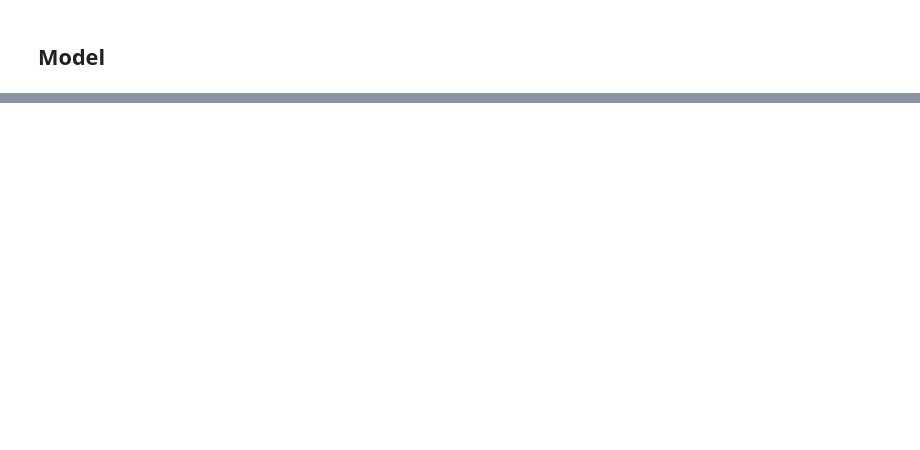
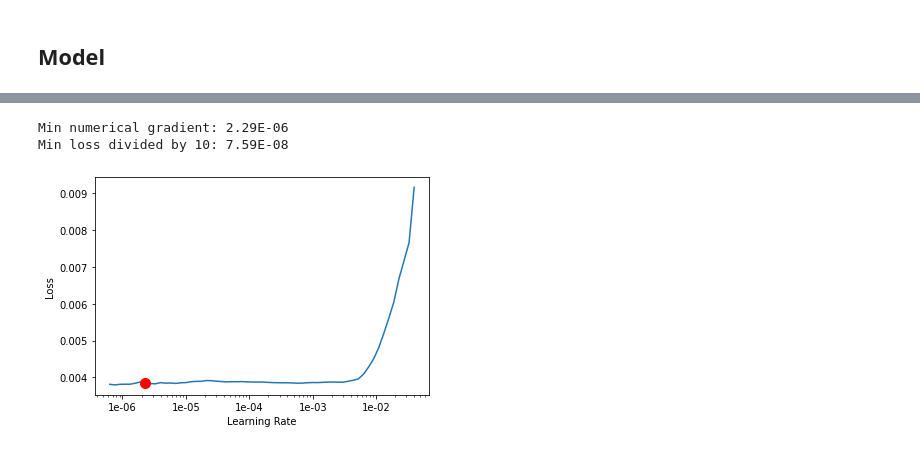
Before and after one commit to henriwoodcock/Applying-Modern-Best-Practices-to-Autoencoders, a Jupyter notebook: notebooks/cifar-10/BaselineModel.ipynb, the cells around one changed output, grey strips where cells are left out. Saved outputs shown, nothing was run; the diff lists cells and outputs as text; code cells hidden in the pictures; blank space fills up the shorter version.

```diff
--- a/notebooks/cifar-10/BaselineModel.ipynb
+++ b/notebooks/cifar-10/BaselineModel.ipynb
@@ -275,0 +86,6 @@ learn2.show_results(rows = 1)
+# %%
+learn.recorder.plot(suggestion = True)
+# %% [output]
+Min numerical gradient: 2.29E-06
+Min loss divided by 10: 7.59E-08
+[figure, added]
```
Also changed, not shown: parts of 25 cells of this notebook.
